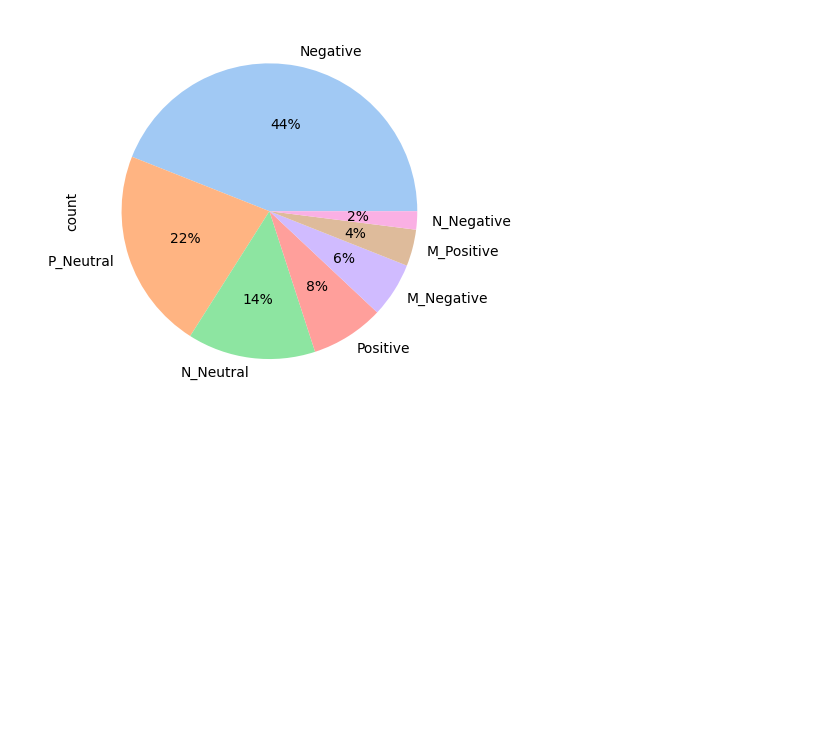
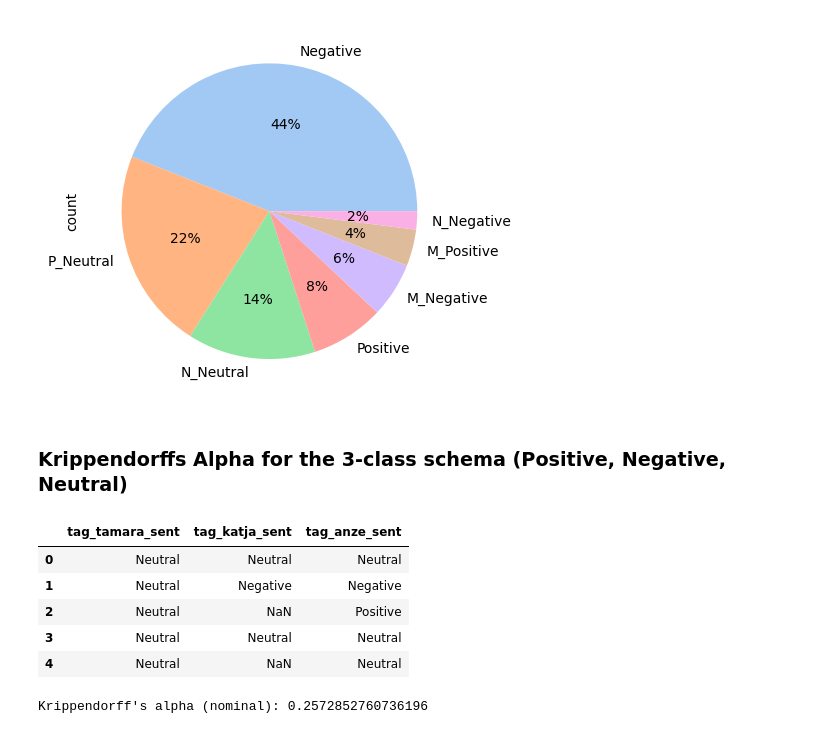
Before and after one commit to katjameden/ParlaMint_Sentiment, a Jupyter notebook: Sentences/Annotation_Pilot/Pilot1.ipynb, the cells around one changed output. Cells and saved outputs as stored; diff of their text form; code cells hidden in the pictures; blank space fills up the shorter version.

```diff
--- a/Sentences/Annotation_Pilot/Pilot1.ipynb
+++ b/Sentences/Annotation_Pilot/Pilot1.ipynb
@@ -96,3 +87,28 @@ labels.plot(kind="pie", autopct='%1.0f%%', colors=color)
 # %% [output]
 <Axes: ylabel='count'>
 [figure]
+# %% [markdown]
+### Krippendorffs Alpha for the 3-class schema (Positive, Negative, Neutral)
+# %%
+mapping_3class = {
+    'Positive': 'Positive',
+    'M_Positive': 'Positive',
+    'Negative': 'Negative',
+    'M_Negative': 'Negative',
+    'P_Neutral': 'Neutral',
+    'N_Neutral': 'Neutral',
+    }
+
+for col in tag_cols:
+    df[col + '_sent'] = df[col].map(mapping_3class)
+# %%
+columns = ['tag_tamara_sent', 'tag_katja_sent', 'tag_anze_sent']
+sent = df[columns]
+sent.head()
+# %% [output]
+|  | tag_tamara_sent | tag_katja_sent | tag_anze_sent |
+| 0 | Neutral | Neutral | Neutral |
+| 1 | Neutral | Negative | Negative |
+| 2 | Neutral | NaN | Positive |
+| 3 | Neutral | Neutral | Neutral |
+| 4 | Neutral | NaN | Neutral |
@@ -98,0 +123,7 @@ labels.plot(kind="pie", autopct='%1.0f%%', colors=color)
+# %%
+sent_array = df[sent_cols].to_numpy().T
+alpha_sent = krippendorff.alpha(reliability_data=sent_array, level_of_measurement='nominal')
+
+print(f"Krippendorff's alpha (nominal): {alpha_sent}")
+# %% [output]
+Krippendorff's alpha (nominal): 0.2572852760736196
```
Also changed, not shown: parts of 4 cells of this notebook, 6 other files.
